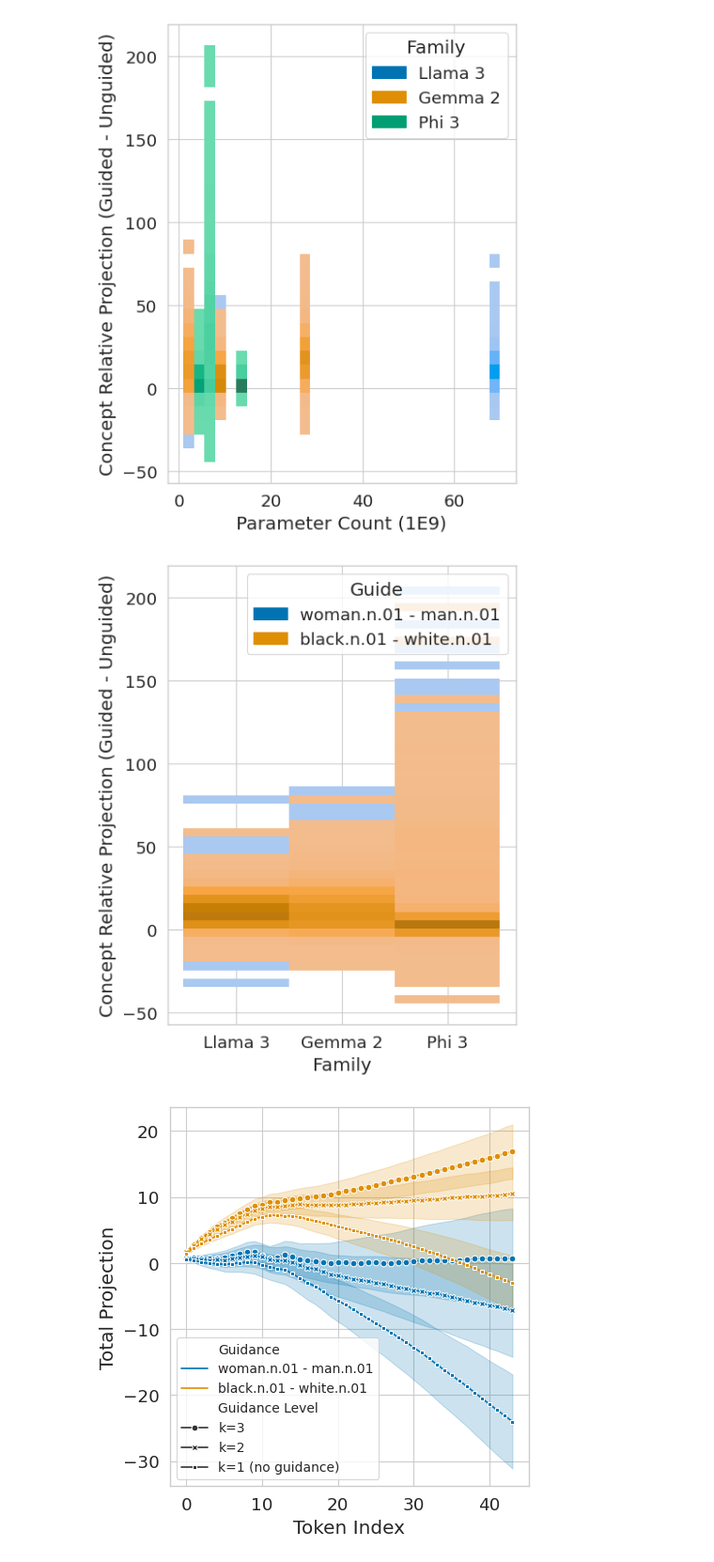
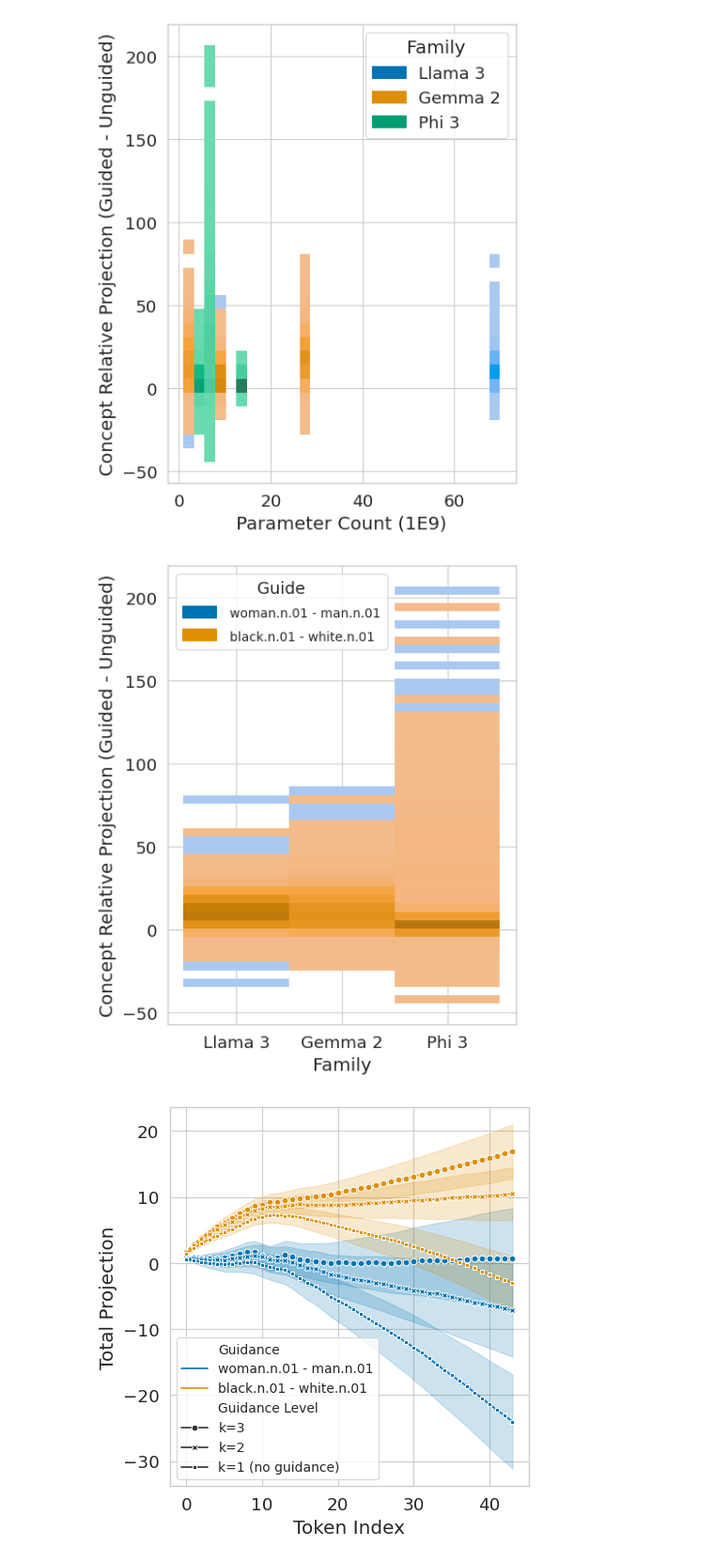
Before and after one commit to phvv-me/frame-representation-hypothesis, a Jupyter notebook: plotting.ipynb, the cells around one changed output. Shown: that part at 94% size. Cells and saved outputs as stored; diff of their text form; code cells hidden in the pictures.

Commit message:
plot 08 updated

```diff
--- a/plotting.ipynb
+++ b/plotting.ipynb
@@ -35,32 +35,39 @@ Index(['Id', 'Family', 'Attn_Implementation',
 # %%
 import matplotlib.pyplot as plt
 import numpy as np
 import pandas as pd
 import seaborn as sns
 
 sns.set_style("whitegrid")
 sns.set_context("paper", font_scale=1.5)
 
 df = pd.read_pickle("resources/08_guided_generation_model_comparison.pkl")
 df.columns = [s.title() for s in df.columns]
 
 plt.figure(figsize=(5, 6))
 
 sns.histplot(
     df,
     y=df.columns[3],
     x=df.columns[1],
     hue=df.columns[5],
     # weights=df.columns[4],
     palette="colorblind",
     bins=50,
+    legend=True,  # Enable legend
 )
 
 plt.tight_layout()
-# plt.legend(alignment="left")
+# Get the current axes and modify the legend position
+ax = plt.gca()
+legend = ax.get_legend()
+# legend.set_bbox_to_anchor((0, 0.5))
+legend.set_loc('upper left')
+plt.setp(ax.get_legend().get_texts(), fontsize='10')
+plt.setp(ax.get_legend().get_title(), fontsize='13')
 plt.savefig("resources/08_guided_generation_model_comparison_guide.pdf", dpi=200, bbox_inches="tight")
 # %% [output]
-[figure, old version]
+[figure, new version]
 # %%
 import matplotlib.pyplot as plt
 import numpy as np
```
Also changed, not shown: 2 other files.
